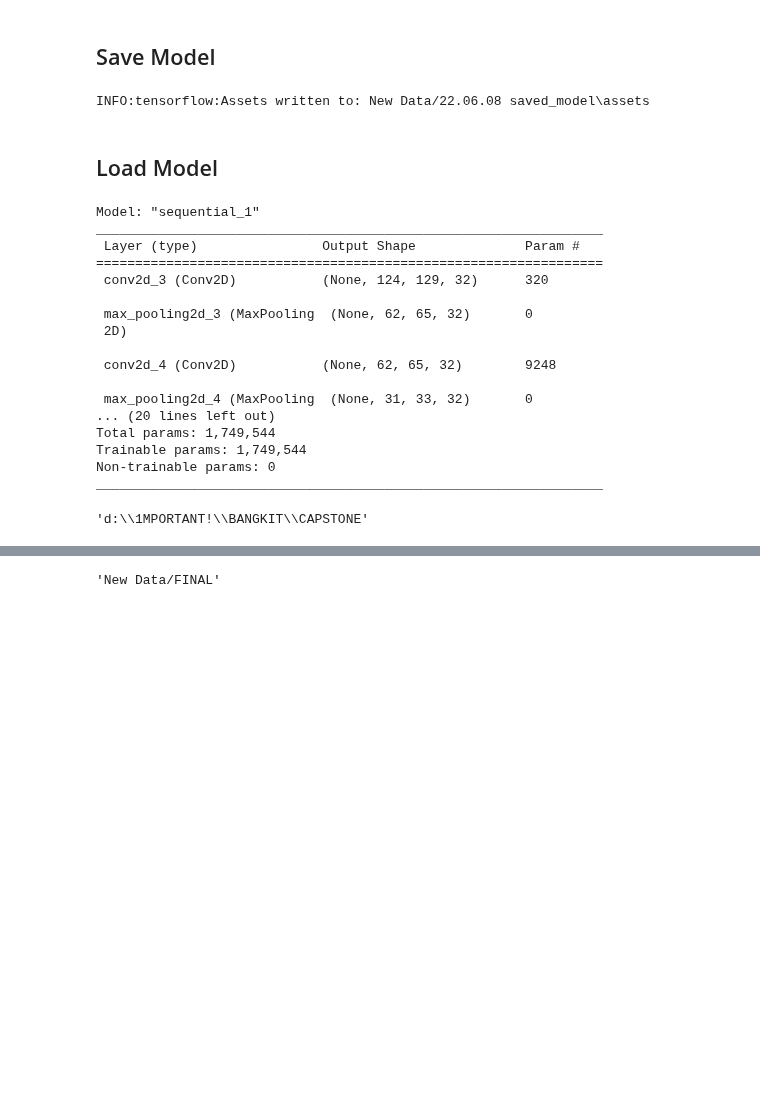
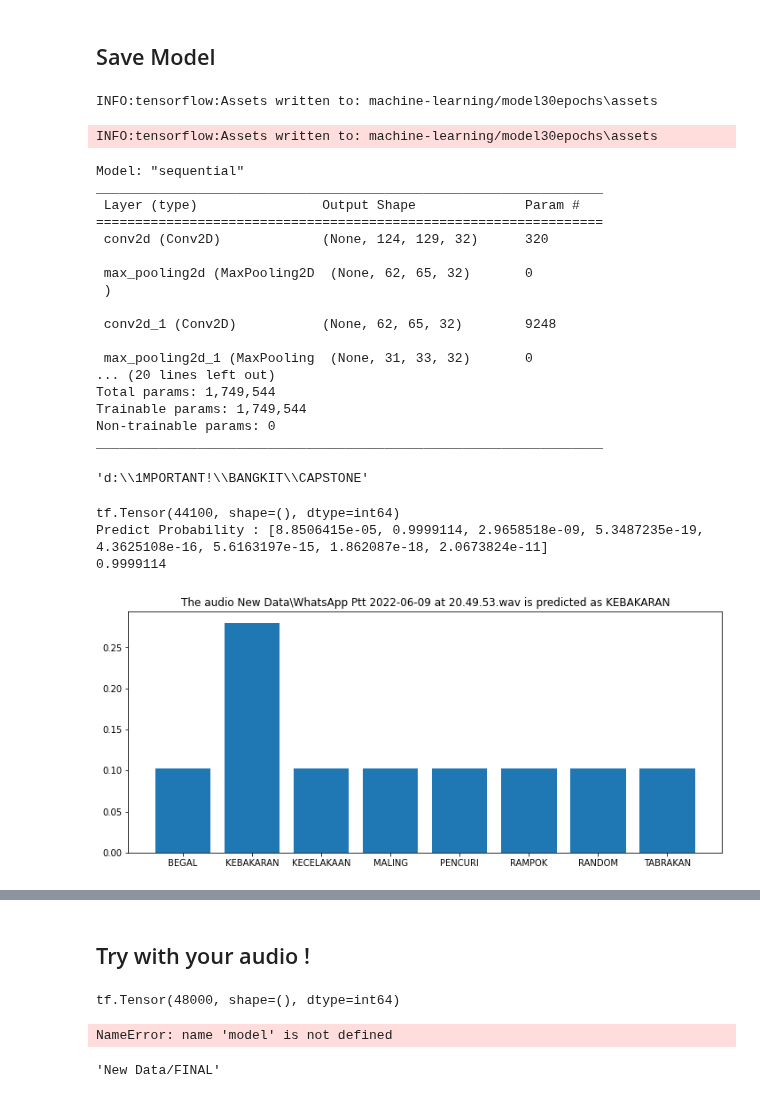
Before and after one commit to C22-PS121/machine-learning, a Jupyter notebook: ML_Model.ipynb, the cells around one changed output, grey strips where cells are left out. Saved outputs shown, nothing was run; the diff lists cells and outputs as text; code cells hidden in the pictures; blank space fills up the shorter version.

```diff
--- a/ML_Model.ipynb
+++ b/ML_Model.ipynb
@@ -494,30 +507,30 @@ plt.show()
 sampe sini
 # %% [markdown]
 ## Save Model
-# %%
-savedir='New Data/22.06.08 saved_model'
-model.save(savedir)
-# %% [output]
-INFO:tensorflow:Assets written to: New Data/22.06.08 saved_model\assets
-# %% [markdown]
-## Load Model
+# %%
+savedir='machine-learning/model30epochs'
+# %%
+model.save(savedir)
+# %% [output]
+INFO:tensorflow:Assets written to: machine-learning/model30epochs\assets
+INFO:tensorflow:Assets written to: machine-learning/model30epochs\assets
 # %%
 #modeldir = '.h5
 loadedmodel = tf.keras.models.load_model(savedir)
 loadedmodel.summary()
 # %% [output]
-Model: "sequential_1"
+Model: "sequential"
 _________________________________________________________________
  Layer (type)                Output Shape              Param #
 =================================================================
- conv2d_3 (Conv2D)           (None, 124, 129, 32)      320
+ conv2d (Conv2D)             (None, 124, 129, 32)      320
 
- max_pooling2d_3 (MaxPooling  (None, 62, 65, 32)       0
- 2D)
+ max_pooling2d (MaxPooling2D  (None, 62, 65, 32)       0
+ )
 
- conv2d_4 (Conv2D)           (None, 62, 65, 32)        9248
+ conv2d_1 (Conv2D)           (None, 62, 65, 32)        9248
 
- max_pooling2d_4 (MaxPooling  (None, 31, 33, 32)       0
+ max_pooling2d_1 (MaxPooling  (None, 31, 33, 32)       0
 ... (20 lines left out)
 Total params: 1,749,544
 Trainable params: 1,749,544
@@ -540,7 +553,13 @@ def predictingload(path):
   index = predict.index(predicted)
   predictresult = event[index]
   plt.figure(figsize=(12,5))
-  plt.title(f'Predictions for "{predictresult}"')
+  plt.title(f"The audio {path} is predicted as {predictresult}")
   predictgraph(spec)
   display.display(display.Audio(waveform, rate=16000))
-  return f"The audio {path} is {predictresult}"
+# %%
+predictingload('New Data\WhatsApp Ptt 2022-06-09 at 20.49.53.wav')
+# %% [output]
+tf.Tensor(44100, shape=(), dtype=int64)
+Predict Probability : [8.8506415e-05, 0.9999114, 2.9658518e-09, 5.3487235e-19, 4.3625108e-16, 5.6163197e-15, 1.862087e-18, 2.0673824e-11]
+0.9999114
+[figure, added]
@@ -546,0 +567,2 @@ def predictingload(path):
+# %% [markdown]
+## Try with your audio !
@@ -547,3 +589,8 @@ def predictingload(path):
+# %%
+predicting(data_dir+'/begal/begal_1.wav')
+# %% [output]
+tf.Tensor(48000, shape=(), dtype=int64)
+NameError: name 'model' is not defined
 # %%
 data_dir
 # %% [output]
```
Also changed, not shown: parts of 41 cells of this notebook, 23 other files.
